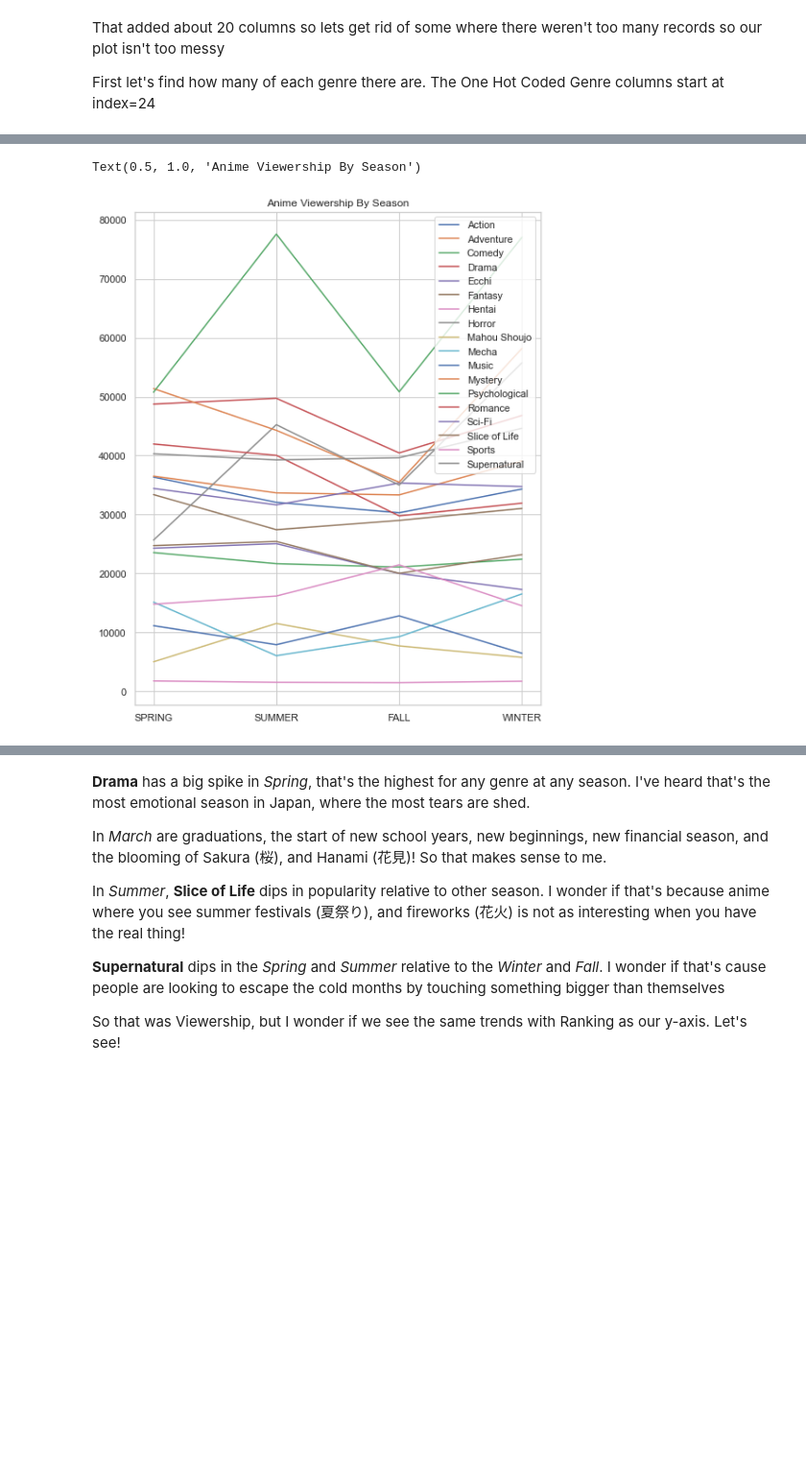
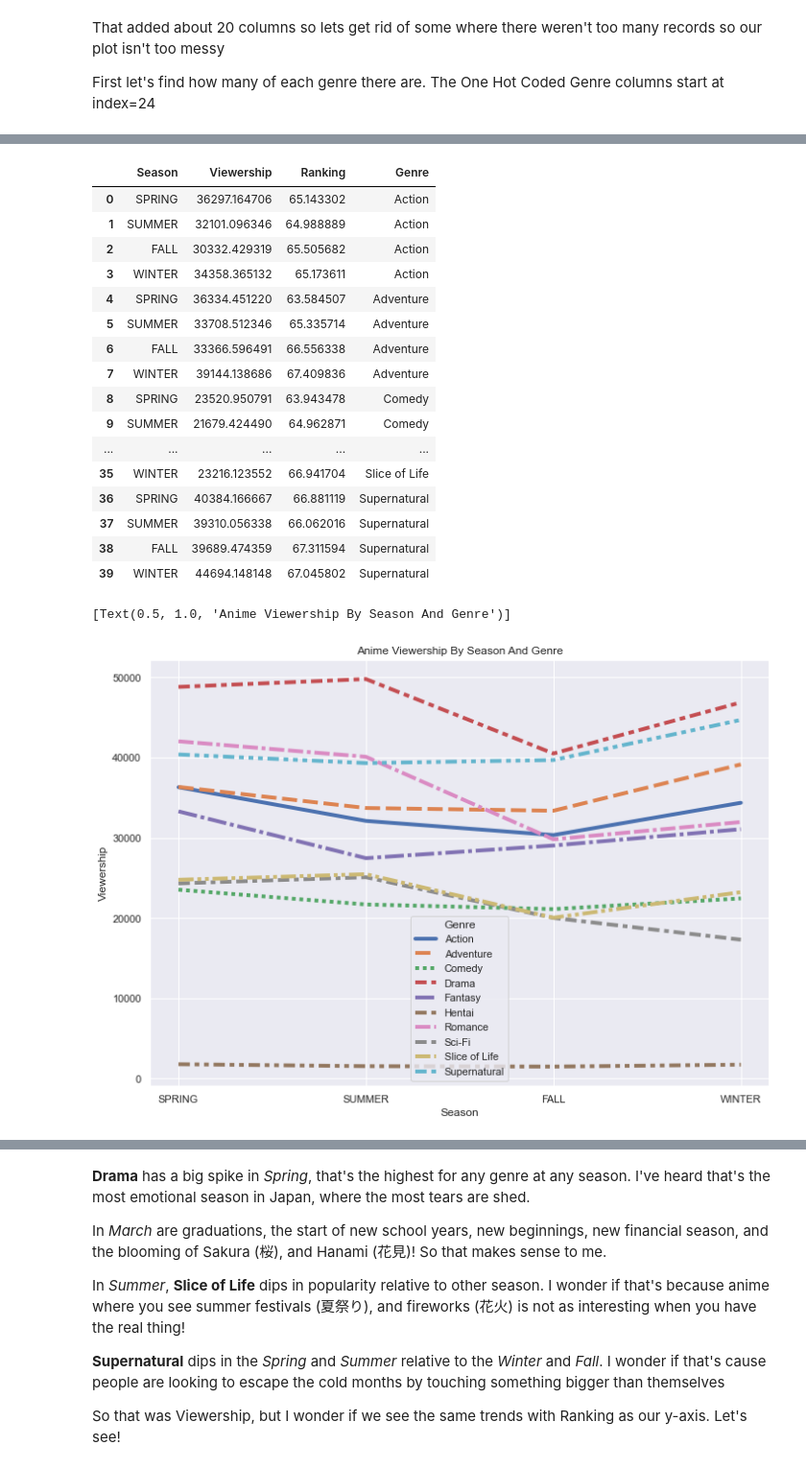
Before and after one commit to sprucemister/Anime-Insights, a Jupyter notebook: Untitled-1.ipynb, the cells around one changed output, grey strips where cells are left out. Shown: that part at 96% size. Cells and saved outputs as stored; diff of their text form; code cells hidden in the pictures; blank space fills up the shorter version.

Commit message:
Make Normalized Plot

```diff
--- a/Untitled-1.ipynb
+++ b/Untitled-1.ipynb
@@ -211,26 +228,45 @@ Now let's look at viewership, but we'll want to divide out the number of titles
 
 Let's see what it looks like!
 # %%
-import matplotlib.pyplot as plt
-SeasonSort=[ 'Spring', 'Summer', 'Fall', 'Winter']
+df_season=pd.DataFrame(columns=['index','Season','Viewership'])
 for x in range(24,df_hot.shape[1]):
     colname = df_hot.columns[x]
 
-    df_plotme=df_hot[df_hot.iloc[:, x] == 1]
+    df_season_genre=df_hot[df_hot.iloc[:, x] == 1]
 
-    series_plot_me_count=df_plotme.groupby('season')['id'].count()
-    series_plotme_avgPopularity=df_plotme.groupby('season')['popularity'].sum()
+    series_plot_me_count=df_season_genre.groupby('season')['id'].count()
+    series_plotme_sumPopularity=df_season_genre.groupby('season')['popularity'].sum()
+    series_plotme_avgRanking=df_season_genre.groupby('season')['averageScore'].mean()
+    df_season_genre=series_plotme_sumPopularity/series_plot_me_count
 
-    df_plotme=series_plotme_avgPopularity/series_plot_me_count
+    df_season_genre=pd.DataFrame({ 'Season': df_season_genre.keys(), 'Viewership': df_season_genre.values, 'Ranking': series_plotme_avgRanking.values })
+    season_order = ["SPRING", "SUMMER", "FALL", "WINTER"]
+    df_season_genre=df_season_genre.reset_index().set_index("Season").loc[season_order]
+    df_season_genre['Genre']=colname
+    if df_season.empty:
+        df_season=df_season_genre.copy(deep=True)
+    else:
+        df_season=pd.concat([df_season,df_season_genre])
 
-    df_plotme=pd.DataFrame({ 'Season': df_plotme.keys(), 'Viewership': df_plotme.values })
-    season_order = ["SPRING", "SUMMER", "FALL", "WINTER"]
-    df_plotme=df_plotme.reset_index().set_index("Season").loc[season_order]
-
-    plt.plot(season_order,df_plotme['avgPopularity'], label = colname)
-plt.legend(loc='upper right')
-plt.rcParams['figure.figsize'] = [8, 10]
-plt.title('Anime Viewership By Season')
+df_season.index.name = 'Season'
+df_season.reset_index(inplace=True)
+df_season.drop(['index'],axis=1,inplace=True)
+display(df_season)
 # %% [output]
-Text(0.5, 1.0, 'Anime Viewership By Season')
-[figure, removed]
+|  | Season | Viewership | Ranking | Genre |
+| 0 | SPRING | 36297.164706 | 65.143302 | Action |
+| 1 | SUMMER | 32101.096346 | 64.988889 | Action |
+| 2 | FALL | 30332.429319 | 65.505682 | Action |
+| 3 | WINTER | 34358.365132 | 65.173611 | Action |
+| 4 | SPRING | 36334.451220 | 63.584507 | Adventure |
+| 5 | SUMMER | 33708.512346 | 65.335714 | Adventure |
+| 6 | FALL | 33366.596491 | 66.556338 | Adventure |
+| 7 | WINTER | 39144.138686 | 67.409836 | Adventure |
+| 8 | SPRING | 23520.950791 | 63.943478 | Comedy |
+| 9 | SUMMER | 21679.424490 | 64.962871 | Comedy |
+| ... | ... | ... | ... | ... |
+| 35 | WINTER | 23216.123552 | 66.941704 | Slice of Life |
+| 36 | SPRING | 40384.166667 | 66.881119 | Supernatural |
+| 37 | SUMMER | 39310.056338 | 66.062016 | Supernatural |
+| 38 | FALL | 39689.474359 | 67.311594 | Supernatural |
+| 39 | WINTER | 44694.148148 | 67.045802 | Supernatural |
@@ -237 +275,9 @@ Text(0.5, 1.0, 'Anime Viewership By Season')
+# %%
+import seaborn as sns
+sns.set(rc={'figure.figsize':(11.7,8.27)})
+
+lineplot(data=df_season,x="Season",y="Viewership",hue="Genre",style='Genre',size='Genre',sizes=(4,4)).set(title='Anime Viewership By Season And Genre')
+# %% [output]
+[Text(0.5, 1.0, 'Anime Viewership By Season And Genre')]
+[figure, added]
 # %% [markdown]
```
Also changed, not shown: parts of 18 cells of this notebook.
